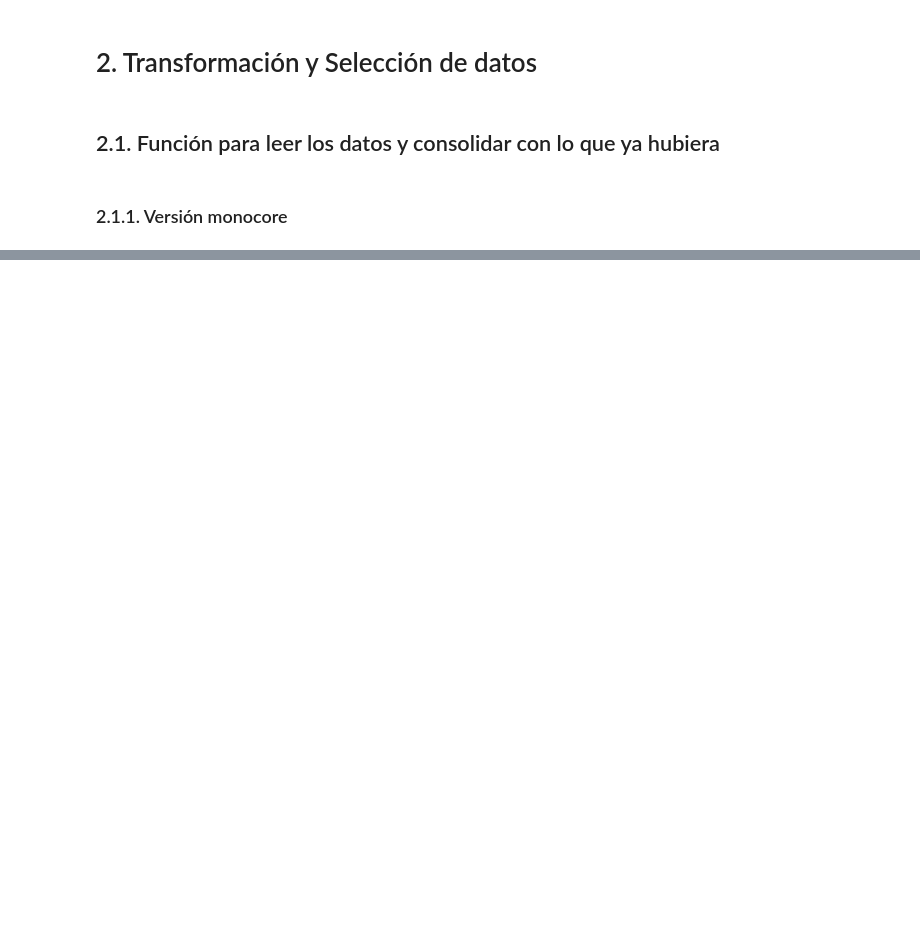
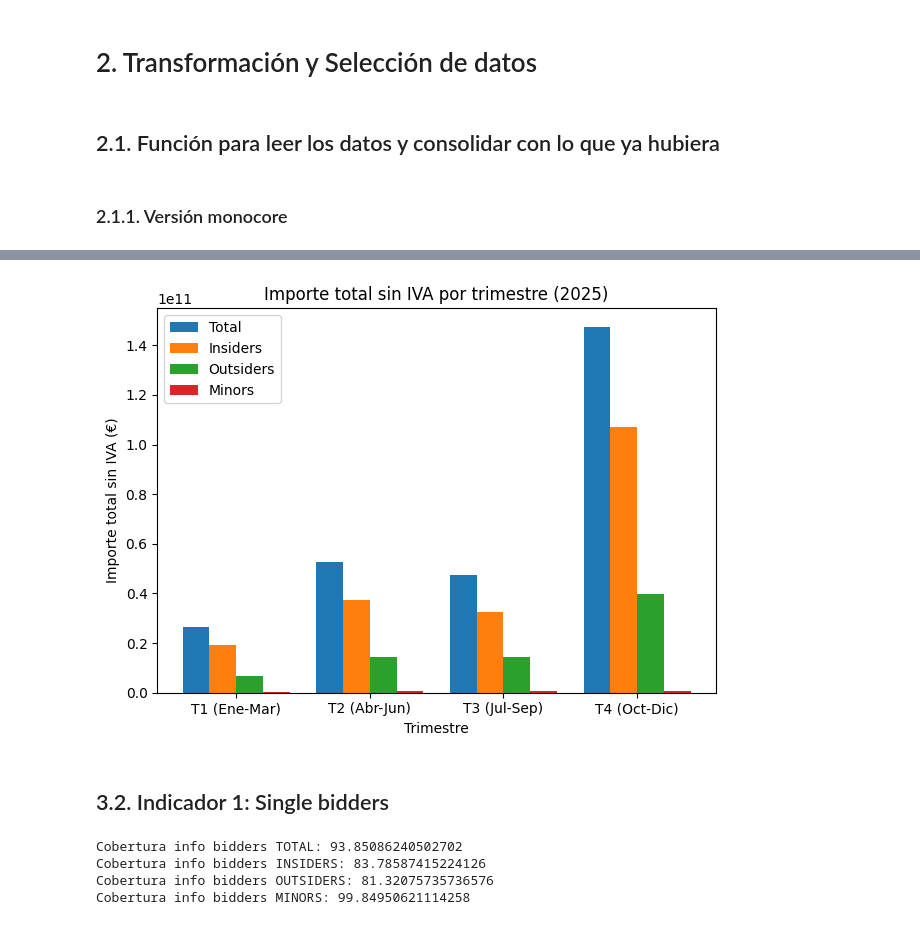
Before and after one commit to jeroarenas/PLACEingest, a Jupyter notebook: PLACE_analysis.ipynb, the cells around one changed output, grey strips where cells are left out. Saved outputs shown, nothing was run; the diff lists cells and outputs as text; code cells hidden in the pictures; blank space fills up the shorter version.

Commit message:
Primera versión del cálculo de indicadores

```diff
--- a/PLACE_analysis.ipynb
+++ b/PLACE_analysis.ipynb
@@ -2405,0 +1919,18 @@ Index(['id', 'link', 'summary', 'objective', 'updated', 'expedient',
+# %%
+plt.figure()
+plt.bar(x - 1.5*width, agg_total_2025["importe_sin_iva"], width)
+plt.bar(x - 0.5*width, agg_in_2025["importe_sin_iva"], width)
+plt.bar(x + 0.5*width, agg_out_2025["importe_sin_iva"], width)
+plt.bar(x + 1.5*width, agg_min_2025["importe_sin_iva"], width)
+
+plt.xticks(x, labels)
+plt.title("Importe total sin IVA por trimestre (2025)")
+plt.xlabel("Trimestre")
+plt.ylabel("Importe total sin IVA (€)")
+plt.legend(["Total", "Insiders", "Outsiders", "Minors"])
+plt.tight_layout()
+plt.show()
+# %% [output]
+[figure, added]
+# %% [markdown]
+## 3.2. Indicador 1: Single bidders
@@ -2405,0 +2016,15 @@ Index(['id', 'link', 'summary', 'objective', 'updated', 'expedient',
+# %%
+def cobertura_info_bidders(df):
+    total = df[df["year"] == 2025].shape[0]
+    con_info = df[(df["year"] == 2025) & (df["single_bidder"].notna())].shape[0]
+    return con_info / total * 100
+
+print("Cobertura info bidders TOTAL:", cobertura_info_bidders(df_all))
+print("Cobertura info bidders INSIDERS:", cobertura_info_bidders(df_in))
+print("Cobertura info bidders OUTSIDERS:", cobertura_info_bidders(df_out))
+print("Cobertura info bidders MINORS:", cobertura_info_bidders(df_min))
+# %% [output]
+Cobertura info bidders TOTAL: 93.85086240502702
+Cobertura info bidders INSIDERS: 83.78587415224126
+Cobertura info bidders OUTSIDERS: 81.32075735736576
+Cobertura info bidders MINORS: 99.84950621114258
```
Also changed, not shown: parts of 104 cells of this notebook.
